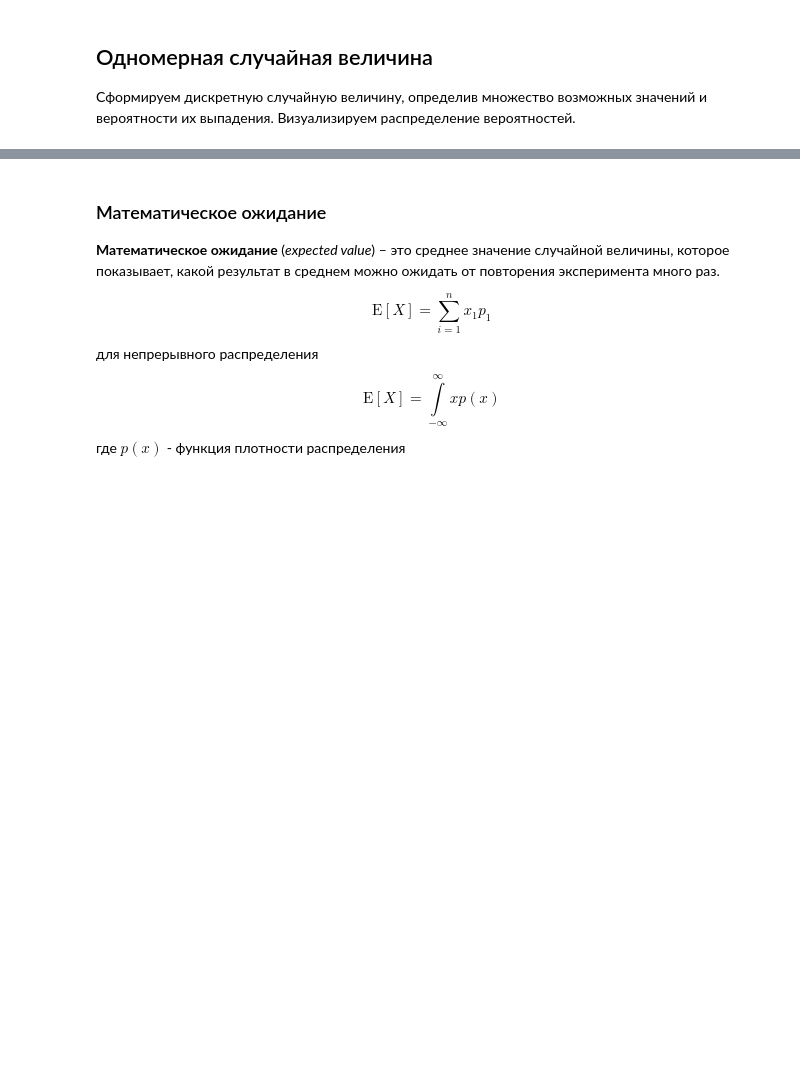
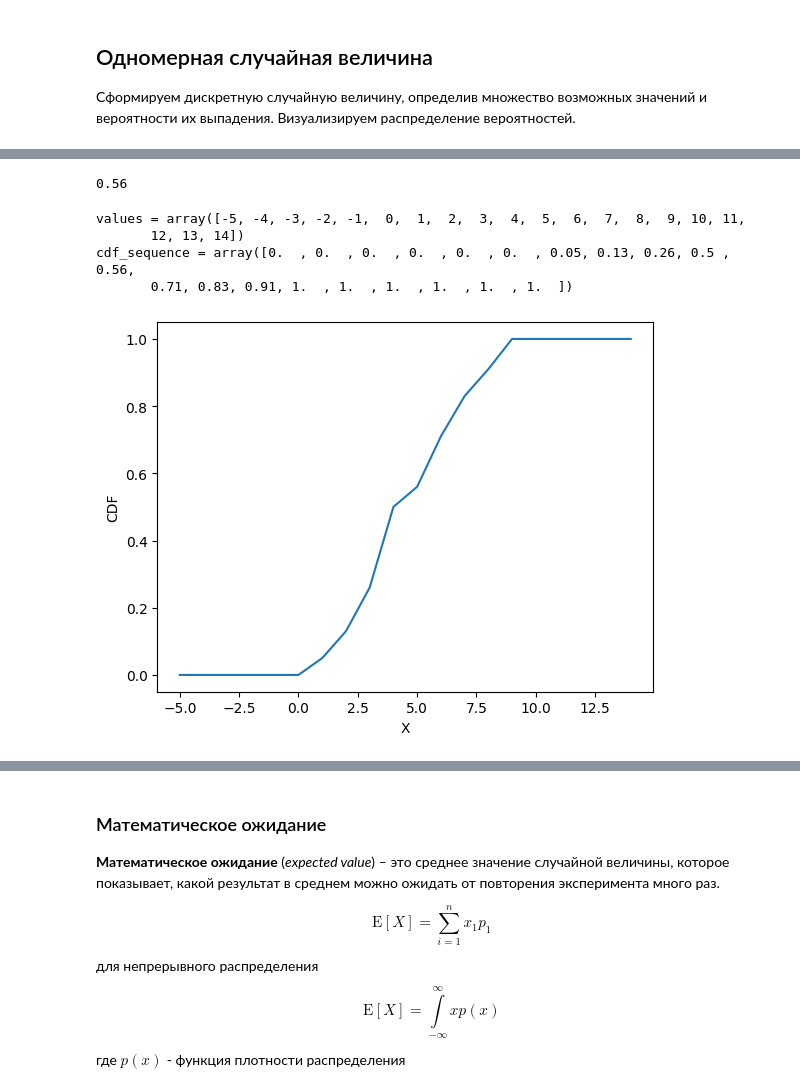
Before and after one commit to ordevoir/Mathematics, a Jupyter notebook: PT_RV_(random_variable).ipynb, the cells around one changed output, grey strips where cells are left out. Saved outputs shown, nothing was run; the diff lists cells and outputs as text; code cells hidden in the pictures; blank space fills up the shorter version.

```diff
--- a/PT_RV_(random_variable).ipynb
+++ b/PT_RV_(random_variable).ipynb
@@ -18,6 +18,7 @@ def normalize(array):
 Сформируем дискретную случайную величину, определив множество возможных значений и вероятности их выпадения. Визуализируем распределение вероятностей.
 # %%
 X = np.array([0, 1, 2, 3, 4, 5, 6, 7, 8])
-p = np.array([0.05, 0.08, 0.13, 0.18, 0.12, 0.15, 0.12, 0.08, 0.09])
+p = np.array([0.05, 0.08, 0.13, 0.24, 0.06, 0.15, 0.12, 0.08, 0.09])
+
 plt.bar(X, p)
 (f"{len(X) = }, {len(p) = }, {sum(p) = }")
@@ -28,0 +27,29 @@ plt.bar(X, p)
+# %%
+def cdf(x, X, p):
+    probability = 0
+    for i in range(len(X)):
+        if X[i] < x:
+            probability += p[i]
+    return probability
+
+cdf(5, X, p)
+# %% [output]
+0.56
+# %%
+values = np.arange(-5, 15)
+cdf_sequence = np.zeros(20)
+
+for i in range(len(values)):
+    c = cdf(values[i], X, p)
+    cdf_sequence[i] = c
+
+plt.plot(values, cdf_sequence)
+plt.xlabel("X")
+plt.ylabel("CDF")
+print(f"{values = }\n{cdf_sequence = }")
+# %% [output]
+values = array([-5, -4, -3, -2, -1,  0,  1,  2,  3,  4,  5,  6,  7,  8,  9, 10, 11,
+       12, 13, 14])
+cdf_sequence = array([0.  , 0.  , 0.  , 0.  , 0.  , 0.  , 0.05, 0.13, 0.26, 0.5 , 0.56,
+       0.71, 0.83, 0.91, 1.  , 1.  , 1.  , 1.  , 1.  , 1.  ])
+[figure, added]
```
Also changed, not shown: parts of 5 cells of this notebook.
